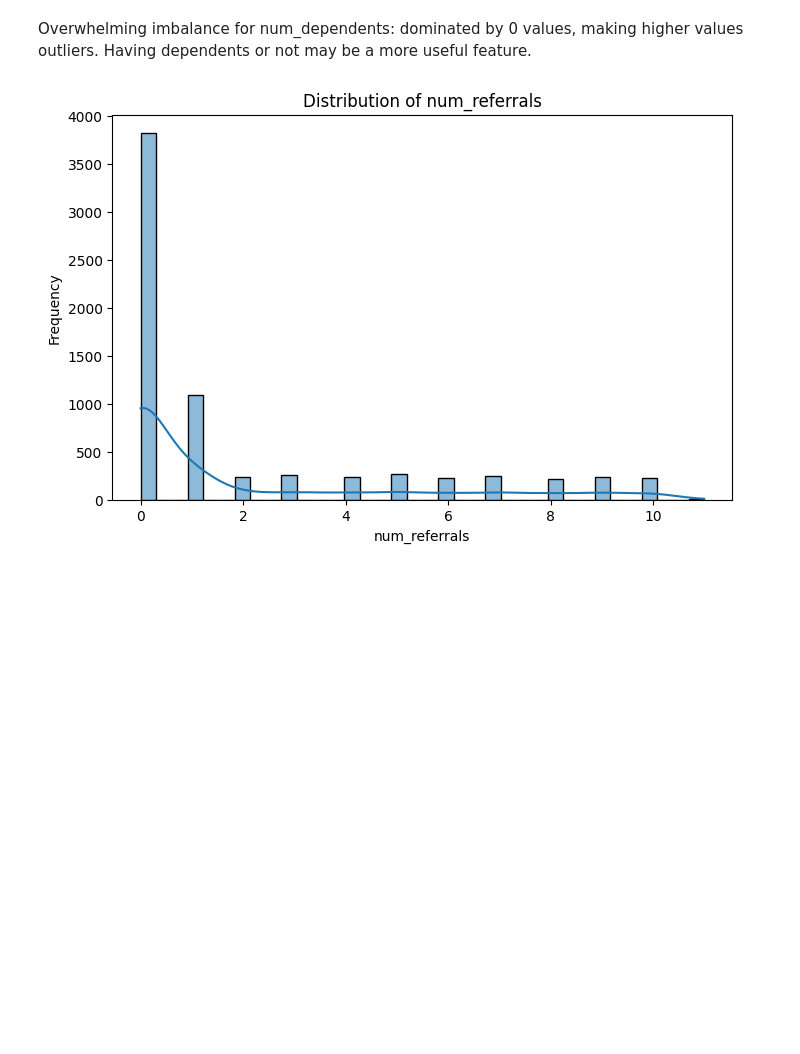
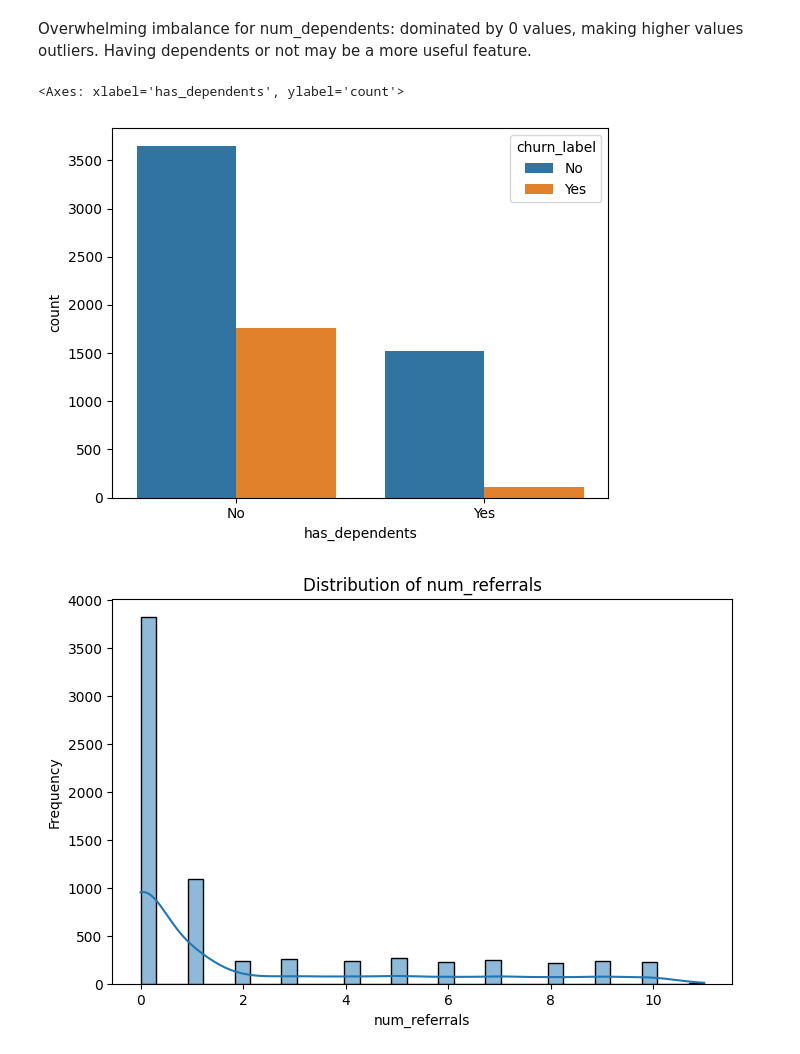
Before and after one commit to pprestonlee/churn-prediction, a Jupyter notebook: notebooks/eda.ipynb, the cells around one changed output. Cells and saved outputs as stored; diff of their text form; code cells hidden in the pictures; blank space fills up the shorter version.

Commit message:
eda changes, changed data file location; data_prep + train_model scripts added

```diff
--- a/notebooks/eda.ipynb
+++ b/notebooks/eda.ipynb
@@ -583,6 +581,14 @@ max         9.000000
 Name: num_dependents, dtype: float64
 # %% [markdown]
 Overwhelming imbalance for num_dependents: dominated by 0 values, making higher values outliers. Having dependents or not may be a more useful feature.
+# %%
+df = data.copy()
+
+df['has_dependents'] = np.where(df['num_dependents'] > 0, 'Yes', 'No')
+sns.countplot(data=df, x='has_dependents', hue='churn_label')
+# %% [output]
+<Axes: xlabel='has_dependents', ylabel='count'>
+[figure, added]
 # %%
 univariate_analysis(data, 'num_referrals')
 # %% [output]
```
Also changed, not shown: parts of 24 cells of this notebook, 2 other files.
